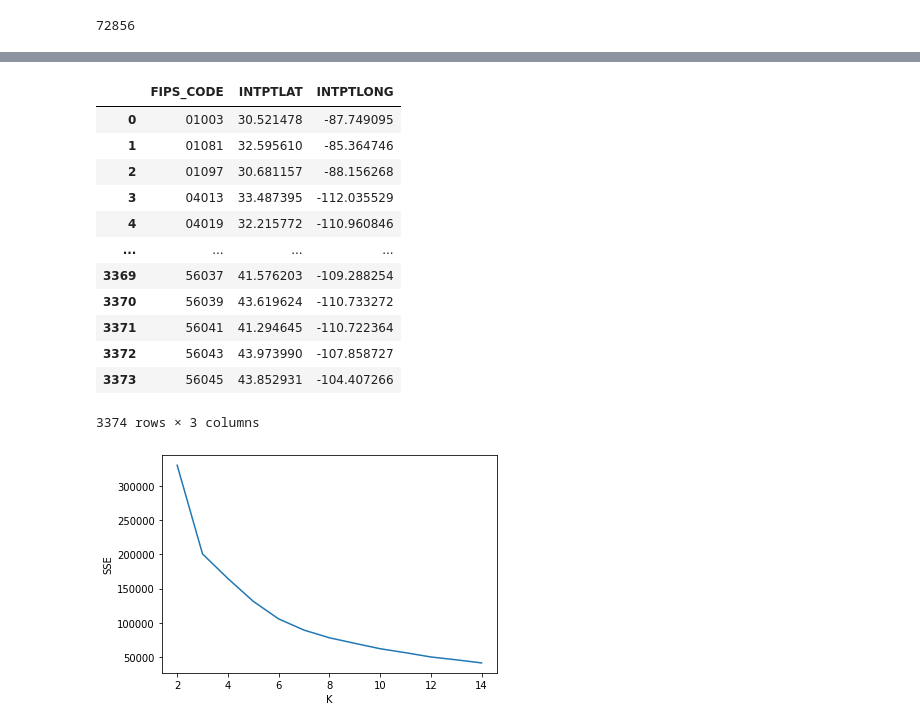
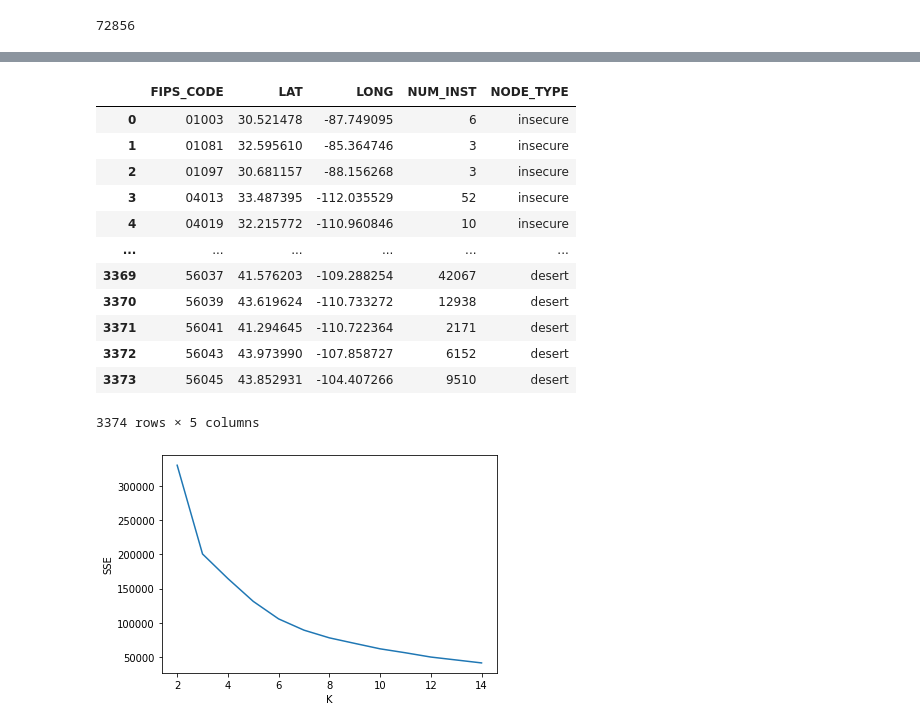
Before and after one commit to cgnik/school-datascience, a Jupyter notebook: food-census.ipynb, the cells around one changed output, grey strips where cells are left out. Saved outputs shown, nothing was run; the diff lists cells and outputs as text; code cells hidden in the pictures.

```diff
--- a/food-census.ipynb
+++ b/food-census.ipynb
@@ -430,0 +443,3 @@ located_deserts
+# %%
+located_deserts['TOTAL_LOW_ACCESS_POP'] = located_deserts[['LAPOP1_10', 'LAPOP05_10', 'LAPOP1_20', 'LALOWI1_10', 'LALOWI05_10', 'LALOWI1_20']].sum(axis=1).astype(np.int)
+located_deserts['TOTAL_LOW_ACCESS_POP']
@@ -431,10 +461,14 @@ located_deserts
 # %%
-reduced_deserts = located_deserts[['FIPS_CODE', 'INTPTLONG', 'INTPTLAT']].groupby('FIPS_CODE').mean()
-reduced_deserts.drop_duplicates(inplace=True)
-insecure.NODE_TYPE = 'desert'
-desert_points = [Point(xy) for xy in reduced_deserts.to_numpy().tolist()]
+reduced_deserts = located_deserts.loc[:,['FIPS_CODE', 'LONG', 'LAT']].groupby('FIPS_CODE').mean()
+reduced_deserts['NUM_INST'] = located_deserts.loc[:,['FIPS_CODE', 'TOTAL_LOW_ACCESS_POP']].groupby('FIPS_CODE').sum()
+reduced_deserts['NODE_TYPE'] = 'desert'
+desert_points = [Point(xy) for xy in reduced_deserts[['LONG', 'LAT']].to_numpy().tolist()]
 desert_gdf = GeoDataFrame(geometry=desert_points)
 clust_world = gpd.read_file(gpd.datasets.get_path('naturalearth_lowres'))
-desert_gdf.plot(ax=clust_world.plot(figsize=(15, 9)), color='k', marker='o', alpha=0.8, markersize=0.3 )
+dax = clust_world.plot(figsize=(15, 9))
+dax.set_xlim(-125, -75)
+dax.set_ylim(25, 50)
+
+desert_gdf.plot(ax=dax, color='k', marker='o', alpha=0.8, markersize=0.3 )
 # %% [output]
 <AxesSubplot:>
@@ -442,3 +475,0 @@ desert_gdf.plot(ax=clust_world.plot(figsize=(15, 9)), color='k', marker='o', alp
-# %%
-reduced_deserts = reduced_deserts.reset_index()
-reduced_deserts.FIPS_CODE.unique().size
@@ -447,4 +476,6 @@ reduced_deserts.FIPS_CODE.unique().size
 # %%
-insecure_locations = insecure_locations.groupby('FIPS_CODE').mean()
-insecure_locations
+insecure_fips = insecure_locations.groupby('FIPS_CODE').mean()
+insecure_fips['NUM_INST'] = insecure_locations.groupby('FIPS_CODE')['NODE_TYPE'].count()
+insecure_fips['NODE_TYPE'] = 'insecure'
+insecure_fips
 # %% [output]
@@ -465,20 +496,20 @@ insecure_locations
 # %%
-combined_locations = pd.concat([insecure_locations, reduced_deserts])
-combined_locations.reset_index()
+combined_locations = pd.concat([insecure_fips, reduced_deserts]).reset_index()
+combined_locations
 # %% [output]
-|  | FIPS_CODE | INTPTLAT | INTPTLONG |
-| 0 | 01003 | 30.521478 | -87.749095 |
-| 1 | 01081 | 32.595610 | -85.364746 |
-| 2 | 01097 | 30.681157 | -88.156268 |
-| 3 | 04013 | 33.487395 | -112.035529 |
-| 4 | 04019 | 32.215772 | -110.960846 |
-| ... | ... | ... | ... |
-| 3369 | 56037 | 41.576203 | -109.288254 |
-| 3370 | 56039 | 43.619624 | -110.733272 |
-| 3371 | 56041 | 41.294645 | -110.722364 |
-| 3372 | 56043 | 43.973990 | -107.858727 |
-| 3373 | 56045 | 43.852931 | -104.407266 |
+|  | FIPS_CODE | LAT | LONG | NUM_INST | NODE_TYPE |
+| 0 | 01003 | 30.521478 | -87.749095 | 6 | insecure |
+| 1 | 01081 | 32.595610 | -85.364746 | 3 | insecure |
+| 2 | 01097 | 30.681157 | -88.156268 | 3 | insecure |
+| 3 | 04013 | 33.487395 | -112.035529 | 52 | insecure |
+| 4 | 04019 | 32.215772 | -110.960846 | 10 | insecure |
+| ... | ... | ... | ... | ... | ... |
+| 3369 | 56037 | 41.576203 | -109.288254 | 42067 | desert |
+| 3370 | 56039 | 43.619624 | -110.733272 | 12938 | desert |
+| 3371 | 56041 | 41.294645 | -110.722364 | 2171 | desert |
+| 3372 | 56043 | 43.973990 | -107.858727 | 6152 | desert |
+| 3373 | 56045 | 43.852931 | -104.407266 | 9510 | desert |
-3374 rows × 3 columns
+3374 rows × 5 columns
 # %%
 # from https://stackoverflow.com/questions/19197715/scikit-learn-k-means-elbow-criterion
 def best_k(points, max_k: int = 15):
```
Also changed, not shown: parts of 16 cells of this notebook.
